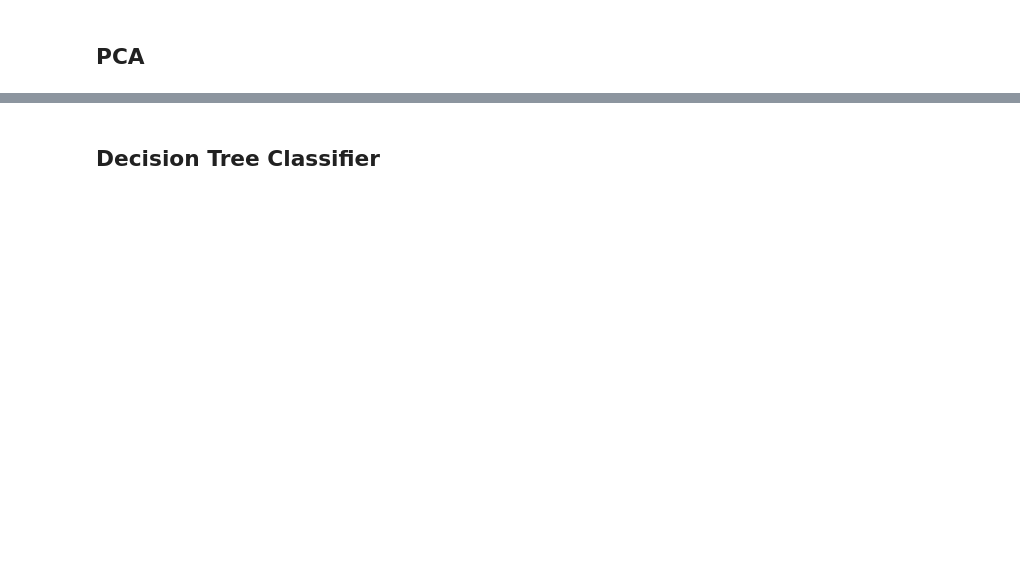
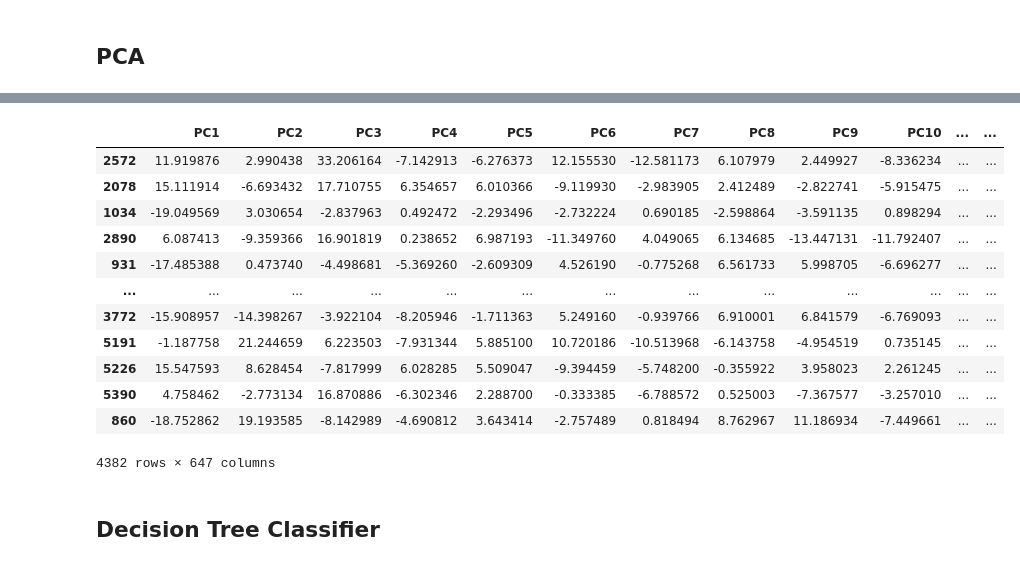
Before and after one commit to Gaoux/image-classification, a Jupyter notebook: Image_Classification.ipynb, the cells around one changed output, grey strips where cells are left out. Cells and saved outputs as stored; diff of their text form; code cells hidden in the pictures; blank space fills up the shorter version.

```diff
--- a/Image_Classification.ipynb
+++ b/Image_Classification.ipynb
@@ -352,22 +444,23 @@ plt.show()
 ## PCA
 # %%
 # Separate features and labels
-X_train = df_train_filtered.drop(columns=['Image_Path', 'Label'])
-y_train = df_train_filtered['Label']
-X_test = df_test_filtered.drop(columns=['Image_Path', 'Label'])
-y_test = df_test_filtered['Label']
 
+# for train_df
+X_train = train_df.drop(columns=['Label'])
+y_train = train_df['Label']
+# for test_df
+X_test = test_df.drop(columns='Label')
+y_test = test_df['Label']
 
 # Perform PCA
+
 pca = PCA(n_components=0.98)
-X_train_pca = pca.fit_transform(X_train_scaled)
-X_test_pca = pca.transform(X_test_scaled)
+X_train_pca = pca.fit_transform(X_train)
+X_test_pca = pca.transform(X_test)
 
 # Create new DataFrames with PCA components
-df_train_pca = pd.DataFrame(X_train_pca, columns=[f'PC{i+1}' for i in range(X_train_pca.shape[1])])
-df_train_pca['Label'] = y_train
+train_pca_df = pd.DataFrame(X_train_pca, index=X_train.index, columns=[f'PC{i+1}' for i in range(X_train_pca.shape[1])])
+train_pca_df['Label'] = y_train
 
-df_test_pca = pd.DataFrame(X_test_pca, columns=[f'PC{i+1}' for i in range(X_test_pca.shape[1])])
-df_test_pca['Label'] = y_test
-
-df_train_pca
+test_pca_df = pd.DataFrame(X_test_pca, index=X_test.index, columns=[f'PC{i+1}' for i in range(X_test_pca.shape[1])])
+test_pca_df['Label'] = y_test
@@ -388,3 +467,19 @@ df_train_pca
+# %%
+train_pca_df
+# %% [output]
+|  | PC1 | PC2 | PC3 | PC4 | PC5 | PC6 | PC7 | PC8 | PC9 | PC10 | ... | ... |
+| 2572 | 11.919876 | 2.990438 | 33.206164 | -7.142913 | -6.276373 | 12.155530 | -12.581173 | 6.107979 | 2.449927 | -8.336234 | ... | ... |
+| 2078 | 15.111914 | -6.693432 | 17.710755 | 6.354657 | 6.010366 | -9.119930 | -2.983905 | 2.412489 | -2.822741 | -5.915475 | ... | ... |
+| 1034 | -19.049569 | 3.030654 | -2.837963 | 0.492472 | -2.293496 | -2.732224 | 0.690185 | -2.598864 | -3.591135 | 0.898294 | ... | ... |
+| 2890 | 6.087413 | -9.359366 | 16.901819 | 0.238652 | 6.987193 | -11.349760 | 4.049065 | 6.134685 | -13.447131 | -11.792407 | ... | ... |
+| 931 | -17.485388 | 0.473740 | -4.498681 | -5.369260 | -2.609309 | 4.526190 | -0.775268 | 6.561733 | 5.998705 | -6.696277 | ... | ... |
+| ... | ... | ... | ... | ... | ... | ... | ... | ... | ... | ... | ... | ... |
+| 3772 | -15.908957 | -14.398267 | -3.922104 | -8.205946 | -1.711363 | 5.249160 | -0.939766 | 6.910001 | 6.841579 | -6.769093 | ... | ... |
+| 5191 | -1.187758 | 21.244659 | 6.223503 | -7.931344 | 5.885100 | 10.720186 | -10.513968 | -6.143758 | -4.954519 | 0.735145 | ... | ... |
+| 5226 | 15.547593 | 8.628454 | -7.817999 | 6.028285 | 5.509047 | -9.394459 | -5.748200 | -0.355922 | 3.958023 | 2.261245 | ... | ... |
+| 5390 | 4.758462 | -2.773134 | 16.870886 | -6.302346 | 2.288700 | -0.333385 | -6.788572 | 0.525003 | -7.367577 | -3.257010 | ... | ... |
+| 860 | -18.752862 | 19.193585 | -8.142989 | -4.690812 | 3.643414 | -2.757489 | 0.818494 | 8.762967 | 11.186934 | -7.449661 | ... | ... |
+4382 rows × 647 columns
 # %% [markdown]
 ## Decision Tree Classifier
 # %%
```
Also changed, not shown: parts of 70 cells of this notebook, 6 other files.
